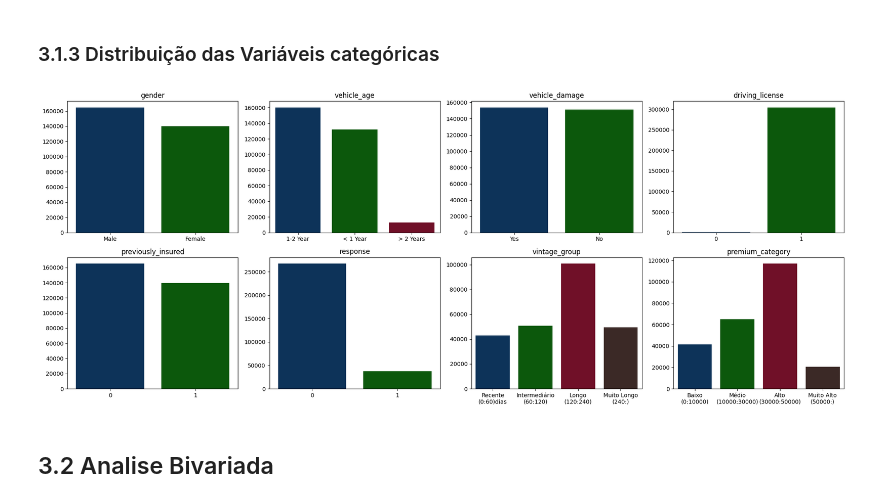
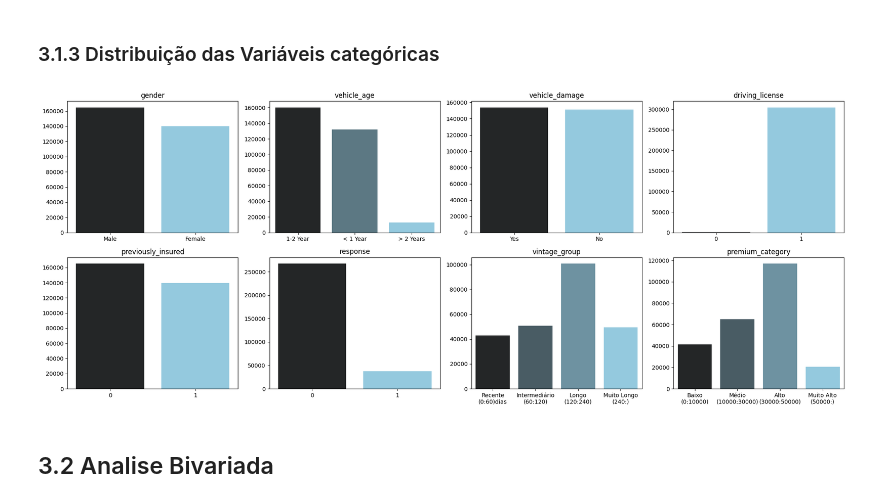
Before and after one commit to RafaelLuckner/Propensao_Compra, a Jupyter notebook: notebooks/propensao_projeto.ipynb, the cells around one changed output. Cells and saved outputs as stored; diff of their text form; code cells hidden in the pictures.

```diff
--- a/notebooks/propensao_projeto.ipynb
+++ b/notebooks/propensao_projeto.ipynb
@@ -373,18 +373,18 @@ for n, coluna in enumerate(df_number.columns, start=1):
 # %%
 plt.figure(figsize=(20, 8))
 df_object['vintage_group'] = df2['vintage_group']
 df_object['premium_category'] = df2['premium_category']
 
 for n, coluna in enumerate(df_object.columns, start=1):
     counts = df_object[coluna].value_counts()
     plt.subplot(2, 4, n)
-    sns.barplot( x=counts.index, y=counts.values, hue = counts.index)
+    sns.barplot( x=counts.index, y=counts.values, hue = counts.index, palette='dark:skyblue')
     plt.xlabel('')
     plt.title(coluna)
     plt.legend([], frameon=False)
     plt.tight_layout()
 # %% [output]
-[figure, old version]
+[figure, new version]
 # %% [markdown]
 ## 3.2 Analise Bivariada
 # %% [markdown]
```
Also changed, not shown: parts of 12 cells of this notebook, 3 other files.
